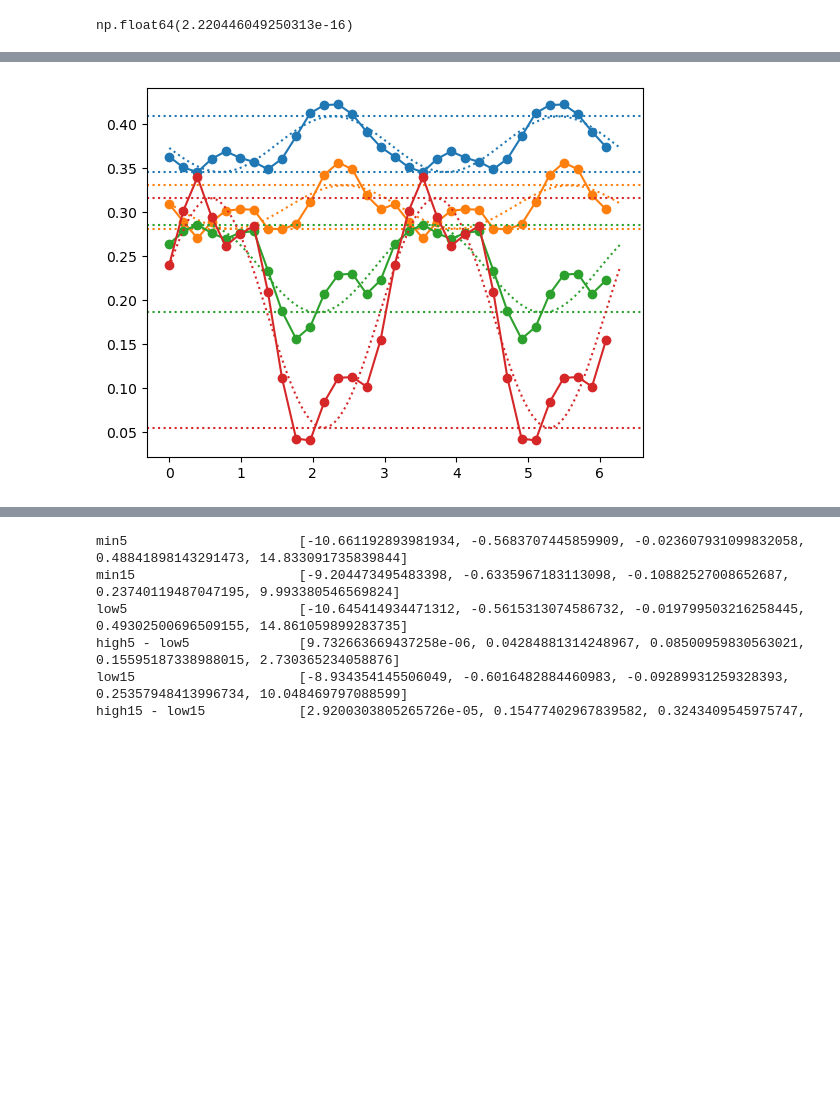
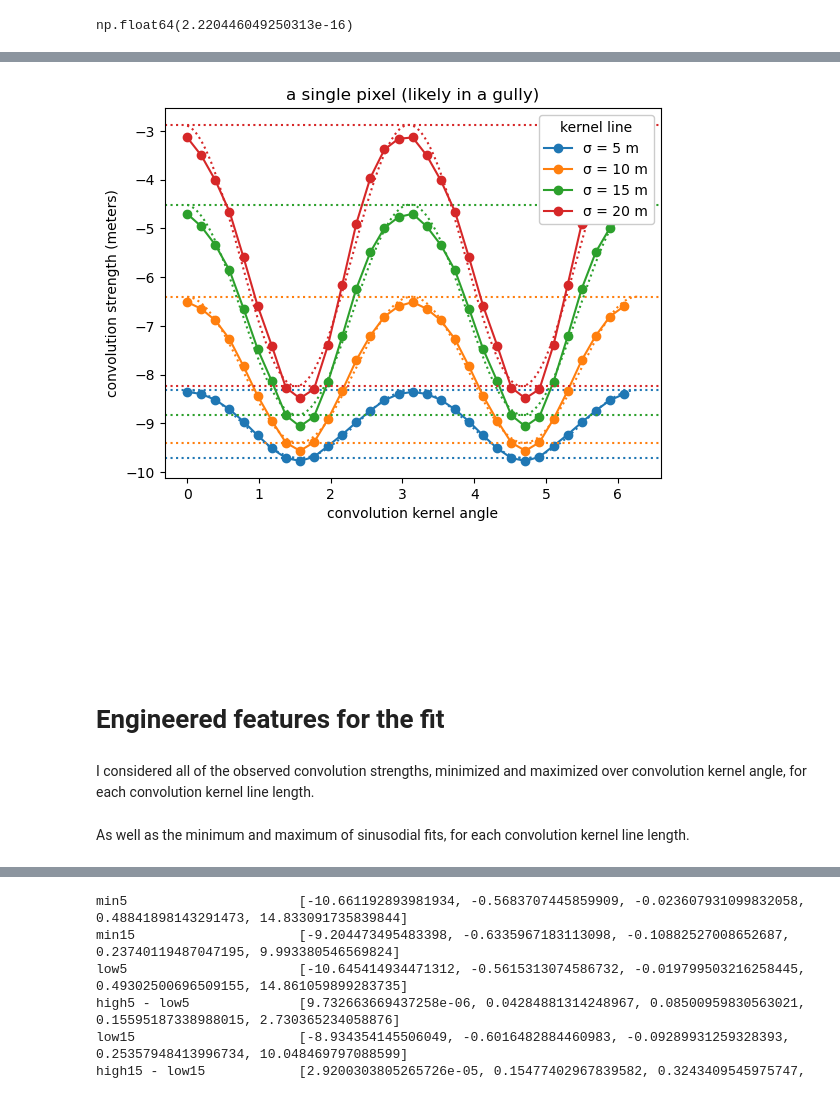
Before and after one commit to dsi-rse/gully-map, a Jupyter notebook: notebooks/connected-gullies.ipynb, the cells around one changed output, grey strips where cells are left out. Drawn from its saved outputs; the diff is of its cells as text; code cells hidden in the pictures; blank space fills up the shorter version.

```diff
--- a/notebooks/connected-gullies.ipynb
+++ b/notebooks/connected-gullies.ipynb
@@ -230,43 +319,54 @@ def best_fit(y0, y1, y2, y3, y4, y5, y6, y7, y8, y9, y10, y11, y12, y13, y14, y1
 # %%
 fig, ax = plt.subplots()
 
 _, i, j = sorted([
     (convolution15[:, i, j].min(), i, j)
      for i, j in zip(np.random.randint(0, convolution15.shape[1], 100000), np.random.randint(0, convolution15.shape[2], 100000))
 ])[0]
 
-i, j = np.random.randint(0, convolution15.shape[1]), np.random.randint(0, convolution15.shape[2])
+# i, j = np.random.randint(0, convolution15.shape[1]), np.random.randint(0, convolution15.shape[2])
 
-def draw(convolution, color):
+def draw(convolution, color, label):
     pixel = convolution[:, i, j]
 
     x = np.arange(0, 180, 11.25) * np.pi/180
-    ax.plot(x.tolist() + (x + np.pi).tolist(), pixel.tolist() * 2, marker="o", color=color)
+    ax.plot(x.tolist() + (x + np.pi).tolist(), pixel.tolist() * 2, marker="o", color=color, label=label)
 
     A, B, C = best_fit(*pixel)
     x = np.linspace(0, 2*np.pi, 320)
     y = A + B*np.sin(2*x) + C*np.cos(2*x)
     ax.plot(x, y, color=color, ls=":")
 
     ax.axhline(A - np.sqrt(B**2 + C**2), color=color, ls=":")
     ax.axhline(A + np.sqrt(B**2 + C**2), color=color, ls=":")
 
-draw(convolution5, color=default_colors[0])
+draw(convolution5, color=default_colors[0], label="σ = 5 m")
+draw(convolution10, color=default_colors[1], label="σ = 10 m")
+draw(convolution15, color=default_colors[2], label="σ = 15 m")
+draw(convolution20, color=default_colors[3], label="σ = 20 m")
 
-draw(convolution10, color=default_colors[1])
+ax.legend(framealpha=1, loc="upper right", title="kernel line")
 
-draw(convolution15, color=default_colors[2])
-
-draw(convolution20, color=default_colors[3])
+ax.set_title("a single pixel (likely in a gully)")
+ax.set_xlabel("convolution kernel angle")
+ax.set_ylabel("convolution strength (meters)")
 
 None
 # %% [output]
-[figure, old version]
+[figure, new version]
+# %% [markdown]
+<br><br><br><br><br>
+# %% [markdown]
+# Engineered features for the fit
+# %% [markdown]
+I considered all of the observed convolution strengths, minimized and maximized over convolution kernel angle, for each convolution kernel line length.
 # %%
 min5, max5 = np.min(convolution5, axis=0), np.max(convolution5, axis=0)
 min10, max10 = np.min(convolution10, axis=0), np.max(convolution10, axis=0)
 min15, max15 = np.min(convolution15, axis=0), np.max(convolution15, axis=0)
 min20, max20 = np.min(convolution20, axis=0), np.max(convolution20, axis=0)
+# %% [markdown]
+As well as the minimum and maximum of sinusodial fits, for each convolution kernel line length.
 # %%
 A, B, C = best_fit(*convolution5)
 low5, high5 = A - np.sqrt(B**2 + C**2), A + np.sqrt(B**2 + C**2)
```
Also changed, not shown: parts of 73 cells of this notebook.
